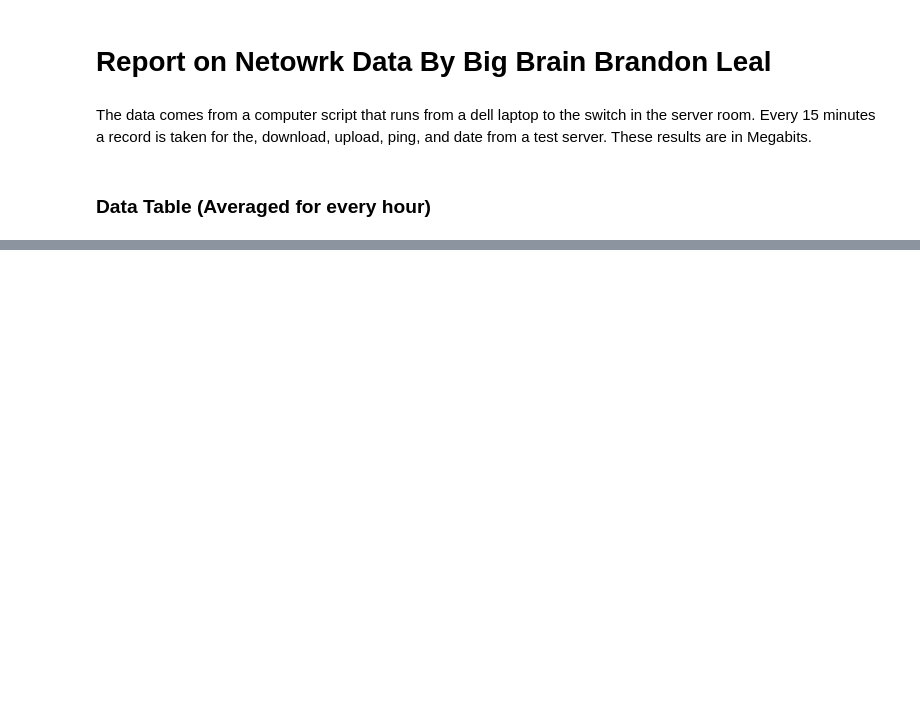
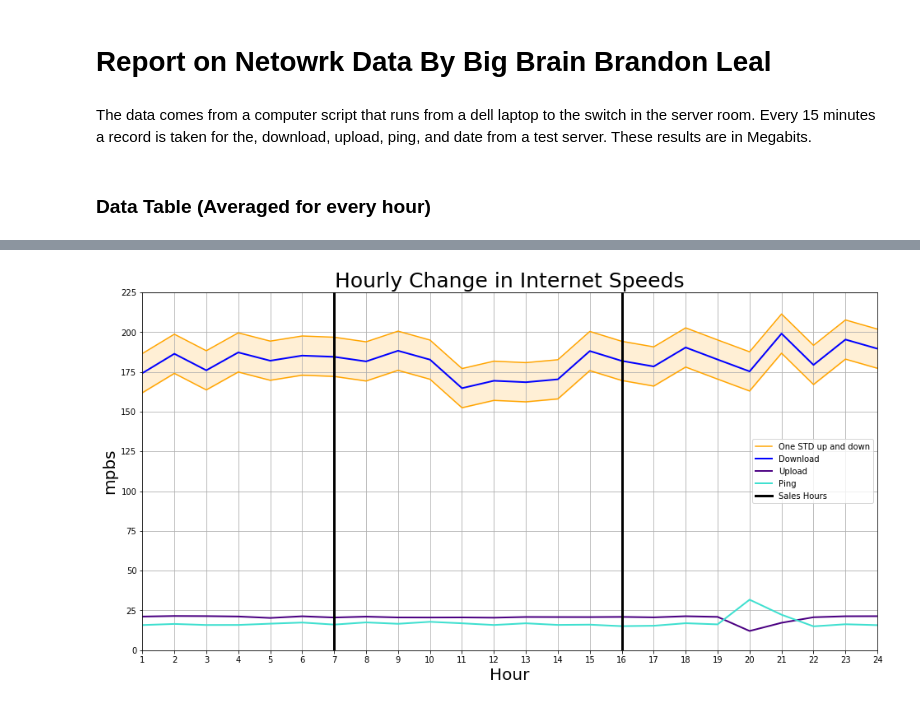
Before and after one commit to FunFighter/Network-Records, a Jupyter notebook: DataCleaning.ipynb, the cells around one changed output, grey strips where cells are left out. Cells and saved outputs as stored; diff of their text form; code cells hidden in the pictures; blank space fills up the shorter version.

```diff
--- a/DataCleaning.ipynb
+++ b/DataCleaning.ipynb
@@ -185,0 +295,72 @@ plt.show()
+# %%
+std_avg = sorted_df['download'].std()
+# %%
+fig, ax = plt.subplots(figsize=(16, 8))
+
+download_avg = hourly_avg_df['download']
+upload_avg = hourly_avg_df['upload']
+ping_avg = hourly_avg_df['ping']
+date_avg = hourly_avg_df['Hour']
+
+# std bars
+down_one_std = download_avg - std_avg
+up_one_std = download_avg + std_avg
+
+
+# STD bars and fill
+lower_bar = ax.plot(date_avg,
+                    down_one_std,
+                   color='orange',
+                   label='')
+
+upper_bar = ax.plot(date_avg,
+                    up_one_std,
+                   color='orange',
+                   label='One STD up and down')
+
+filler = ax.fill_between(date_avg, down_one_std, up_one_std, color='papayawhip')
+
+# Plots
+downavg = ax.plot(date_avg,
+                download_avg,
+                linewidth=2,
+                color='blue',
+                label='Download')
+
+uploadavg = ax.plot(date_avg,
+                    upload_avg,
+                    color='indigo',
+                    linewidth=2,
+                    label='Upload')
+
+pingavg = ax.plot(date_avg,
+                ping_avg,
+                color='turquoise',
+                linewidth=2,
+                label='Ping')
+
+
+sales_start = ax.plot([7,7],[1,225],
+                        color='black',
+                        linewidth=3,
+                        label='Sales Hours')
+
+sales_end = ax.plot([16,16],[1,225],
+                    color='black',
+                    linewidth=3,
+                    label='')
+
+#Touch ups
+plt.legend()
+plt.xlim(1,24)
+plt.ylim(0,225)
+plt.title('Hourly Change in Internet Speeds',fontsize=25)
+plt.ylabel('mpbs',fontsize=20)
+plt.xlabel('Hour',fontsize=20)
+plt.grid(True)
+plt.xticks(list(range(1,25)))
+
+plt.savefig('Hourly Change Average Speeds.png',dpi=600 ,quality=95)
+plt.show()
+# %% [output]
+[figure, added]
```
Also changed, not shown: parts of 8 cells of this notebook, 3 other files.
